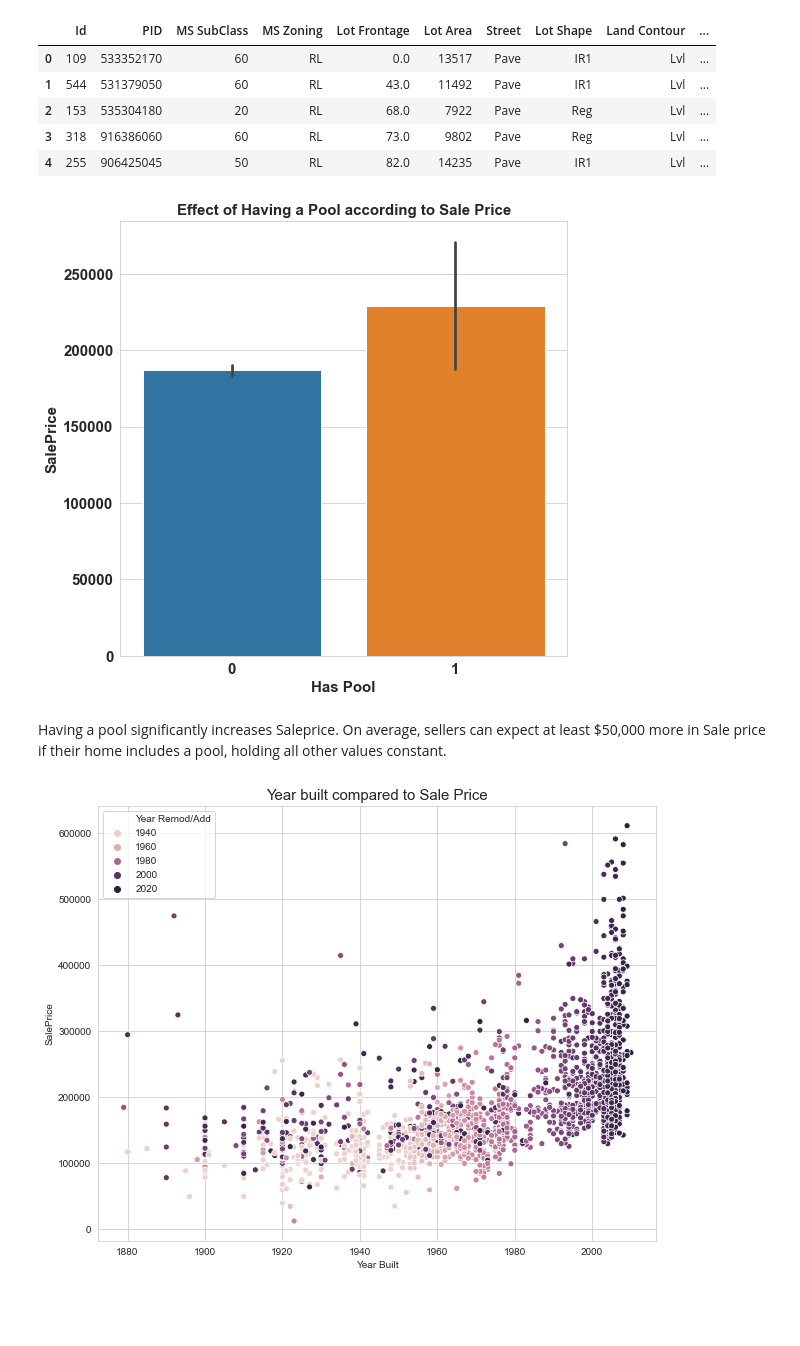
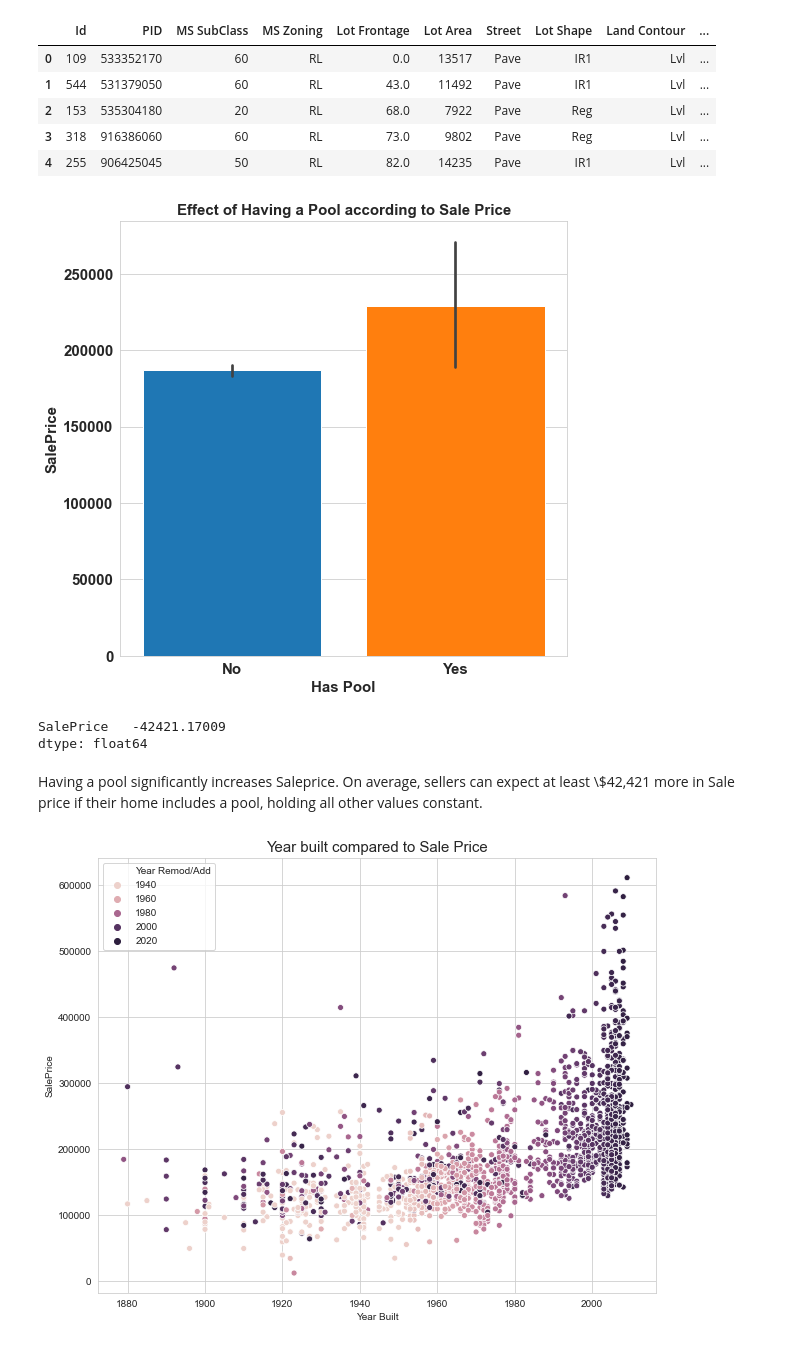
Before and after one commit to ianibogwu/Projects, a Jupyter notebook: GA-projects/01-Ames-housing/Cleaning_EDA.ipynb, the cells around one changed output. Saved outputs shown, nothing was run; the diff lists cells and outputs as text; code cells hidden in the pictures; blank space fills up the shorter version.

```diff
--- a/GA-projects/01-Ames-housing/Cleaning_EDA.ipynb
+++ b/GA-projects/01-Ames-housing/Cleaning_EDA.ipynb
@@ -320,15 +320,20 @@ new_train.head()
 # %%
 plt.figure(figsize=(8,8))
 plt.title('Effect of Having a Pool according to Sale Price', fontsize = 15, weight = 'bold')
-sns.barplot(data = new_train, x = 'Has Pool', y= 'SalePrice')
-plt.xticks(weight = 'bold', fontsize = 15)
+sns.barplot(data = new_train, x = 'Has Pool', y= 'SalePrice', saturation= 1.0)
+plt.xticks(np.arange(2), ['No', 'Yes'], weight = 'bold', fontsize = 15)
 plt.yticks(weight= 'bold', fontsize = 15)
 plt.xlabel('Has Pool', fontsize = 15, weight = 'bold')
 plt.ylabel('SalePrice',fontsize = 15, weight = 'bold');
 # %% [output]
-[figure, old version]
+[figure, new version]
+# %%
+print(new_train.loc[new_train['Has Pool']== 0, ['SalePrice']].mean() - new_train.loc[new_train['Has Pool'] == 1, ['SalePrice']].mean())
+# %% [output]
+SalePrice   -42421.17009
+dtype: float64
 # %% [markdown]
-Having a pool significantly increases Saleprice. On average, sellers can expect at least $50,000 more in Sale price if their home includes a pool, holding all other values constant.
+Having a pool significantly increases Saleprice. On average, sellers can expect at least \\$42,421 more in Sale price if their home includes a pool, holding all other values constant.
 # %%
 plt.figure(figsize=(10,8))
 plt.title('Year built compared to Sale Price', fontsize = 15)
```
Also changed, not shown: parts of 1 cell of this notebook, 4 other files.
